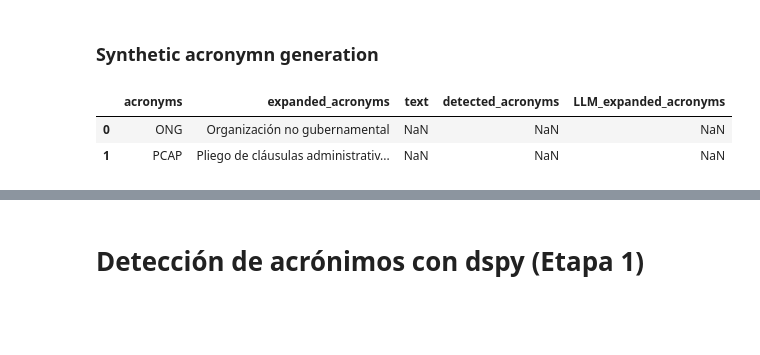
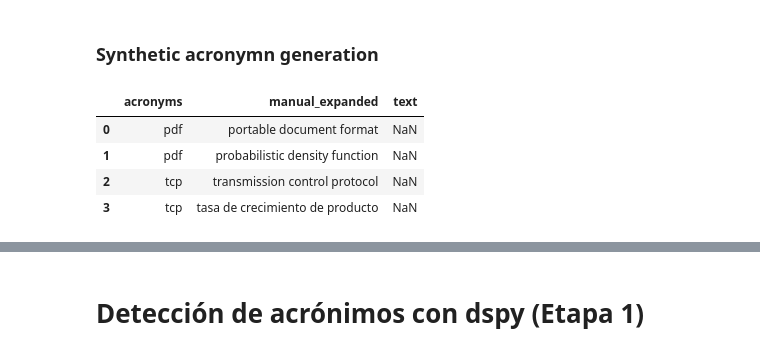
Before and after one commit to nextprocurement/RAG_tool, a Jupyter notebook: bbdd_sintetica_dspy.ipynb, the cells around one changed output, grey strips where cells are left out. Drawn from its saved outputs; the diff is of its cells as text; code cells hidden in the pictures; blank space fills up the shorter version.

```diff
--- a/bbdd_sintetica_dspy.ipynb
+++ b/bbdd_sintetica_dspy.ipynb
@@ -101,13 +103,15 @@ Model: Sunday
 ### Synthetic acronymn generation
 # %%
 # Cargar dataframe donde se guardará la información
-ruta_archivo = '/export/usuarios_ml4ds/cggamella/RAG_tool/dataset_pruebas.xlsx'
+ruta_archivo = '/export/usuarios_ml4ds/cggamella/RAG_tool/files/syntetic_for_graphs.xlsx'
 df = pd.read_excel(ruta_archivo)
-df.head(2)
+df.head(4)
 # %% [output]
-|  | acronyms | expanded_acronyms | text | detected_acronyms | LLM_expanded_acronyms |
-| 0 | ONG | Organización no gubernamental | NaN | NaN | NaN |
-| 1 | PCAP | Pliego de cláusulas administrativ... | NaN | NaN | NaN |
+|  | acronyms | manual_expanded | text |
+| 0 | pdf | portable document format | NaN |
+| 1 | pdf | probabilistic density function | NaN |
+| 2 | tcp | transmission control protocol | NaN |
+| 3 | tcp | tasa de crecimiento de producto | NaN |
 # %%
 # Te he modificado esto un poco. Si haces las instrucciones en inglés, las definiciones del input y del output también deberían estar en inglés.
 # Ten en cuenta que la signature es tu prompt, simplemente la estás definiendo como una clase
```
Also changed, not shown: parts of 49 cells of this notebook, 16 other files.
